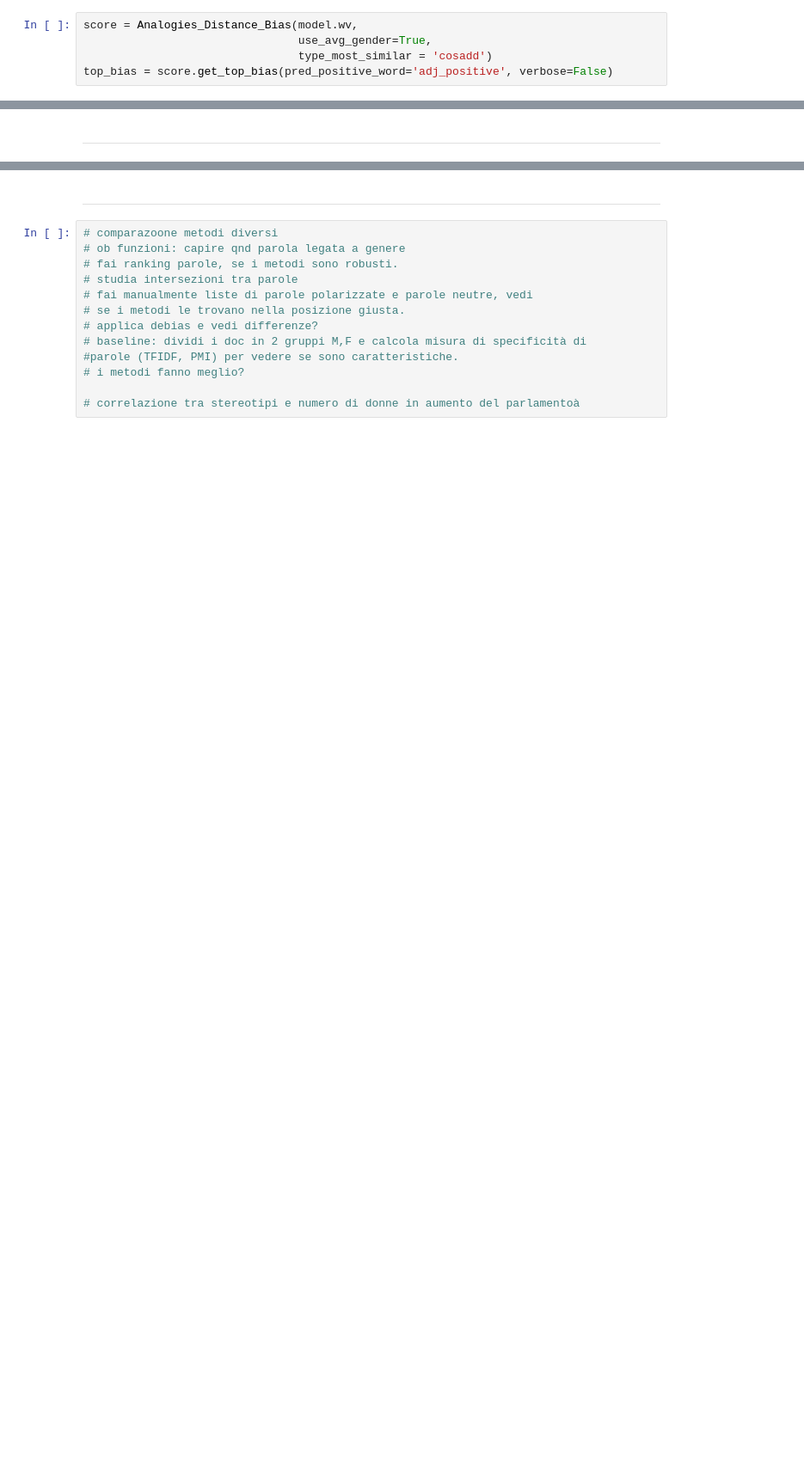
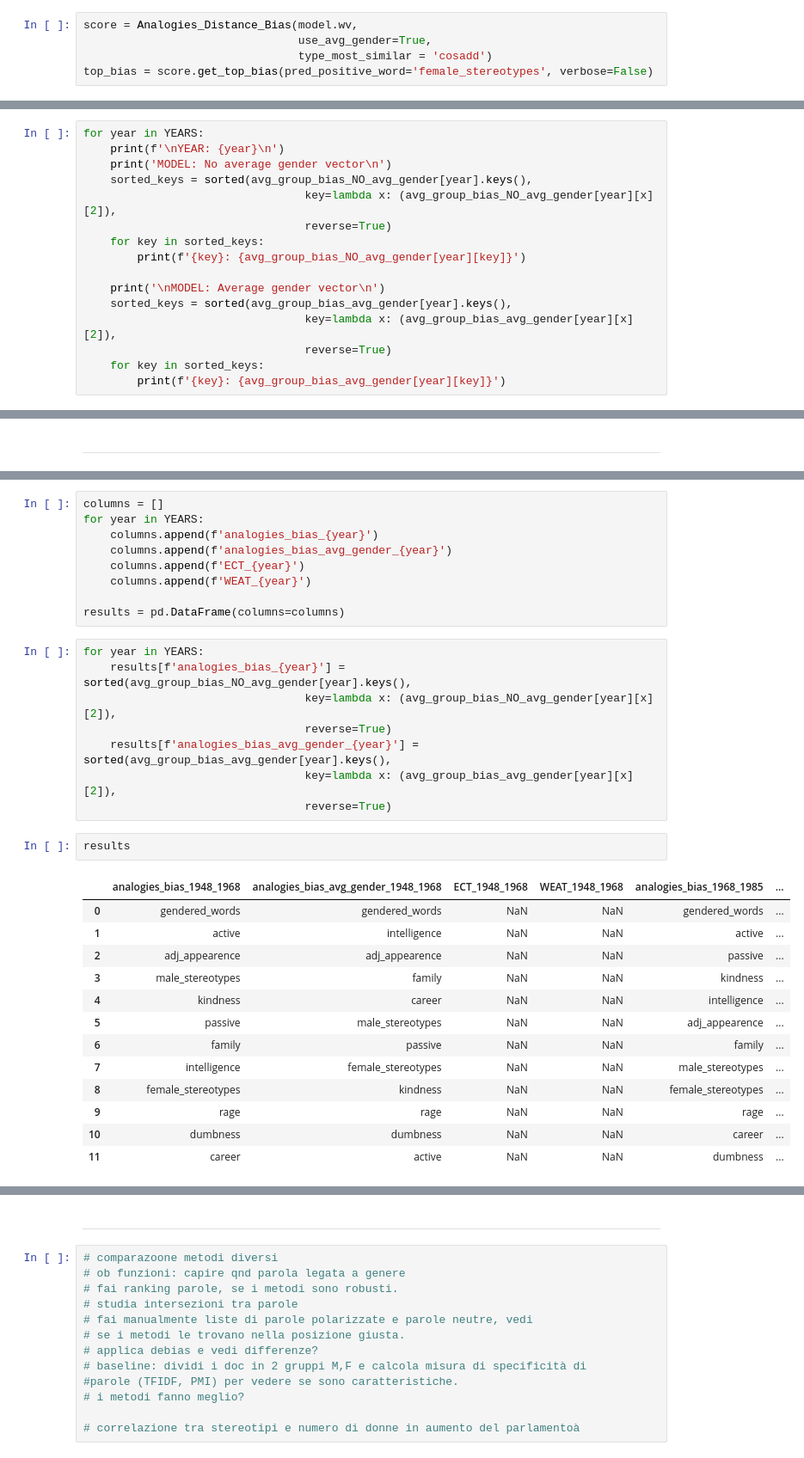
Before and after one commit to nikiiny/Gender-stereotypes-in-parliamentary-speeches-with-Word-Embedding, a Jupyter notebook: 02_INFORET_Proj_Analysis_By_Years_ANALOGIES.ipynb, the cells around one changed output, grey strips where cells are left out. Shown at 86% size. Saved outputs shown, nothing was run; the diff lists cells and outputs as text; blank space fills up the shorter version.

```diff
--- a/02_INFORET_Proj_Analysis_By_Years.ipynb
+++ b/02_INFORET_Proj_Analysis_By_Years_ANALOGIES.ipynb
@@ -492,7 +578,7 @@ score.plot_bias()
 score = Analogies_Distance_Bias(model.wv,
                                 use_avg_gender=True,
                                 type_most_similar = 'cosadd')
-top_bias = score.get_top_bias(pred_positive_word='adj_positive', verbose=False)
+top_bias = score.get_top_bias(pred_positive_word='female_stereotypes', verbose=False)
 # %%
 score.plot_bias()
 # %% [output]
@@ -500,0 +626,16 @@ score.plot_bias()
+# %%
+for year in YEARS:
+    print(f'\nYEAR: {year}\n')
+    print('MODEL: No average gender vector\n')
+    sorted_keys = sorted(avg_group_bias_NO_avg_gender[year].keys(),
+                                 key=lambda x: (avg_group_bias_NO_avg_gender[year][x][2]),
+                                 reverse=True)
+    for key in sorted_keys:
+        print(f'{key}: {avg_group_bias_NO_avg_gender[year][key]}')
+
+    print('\nMODEL: Average gender vector\n')
+    sorted_keys = sorted(avg_group_bias_avg_gender[year].keys(),
+                                 key=lambda x: (avg_group_bias_avg_gender[year][x][2]),
+                                 reverse=True)
+    for key in sorted_keys:
+        print(f'{key}: {avg_group_bias_avg_gender[year][key]}')
@@ -731,0 +662,33 @@ Cosine similarity of 'superficiale' to 'female' is 0.1665, to 'male' is 0.1251
+# %%
+columns = []
+for year in YEARS:
+    columns.append(f'analogies_bias_{year}')
+    columns.append(f'analogies_bias_avg_gender_{year}')
+    columns.append(f'ECT_{year}')
+    columns.append(f'WEAT_{year}')
+
+results = pd.DataFrame(columns=columns)
+# %%
+for year in YEARS:
+    results[f'analogies_bias_{year}'] = sorted(avg_group_bias_NO_avg_gender[year].keys(),
+                                 key=lambda x: (avg_group_bias_NO_avg_gender[year][x][2]),
+                                 reverse=True)
+    results[f'analogies_bias_avg_gender_{year}'] = sorted(avg_group_bias_avg_gender[year].keys(),
+                                 key=lambda x: (avg_group_bias_avg_gender[year][x][2]),
+                                 reverse=True)
+# %%
+results
+# %% [output]
+|  | analogies_bias_1948_1968 | analogies_bias_avg_gender_1948_1968 | ECT_1948_1968 | WEAT_1948_1968 | analogies_bias_1968_1985 | ... |
+| 0 | gendered_words | gendered_words | NaN | NaN | gendered_words | ... |
+| 1 | active | intelligence | NaN | NaN | active | ... |
+| 2 | adj_appearence | adj_appearence | NaN | NaN | passive | ... |
+| 3 | male_stereotypes | family | NaN | NaN | kindness | ... |
+| 4 | kindness | career | NaN | NaN | intelligence | ... |
+| 5 | passive | male_stereotypes | NaN | NaN | adj_appearence | ... |
+| 6 | family | passive | NaN | NaN | family | ... |
+| 7 | intelligence | female_stereotypes | NaN | NaN | male_stereotypes | ... |
+| 8 | female_stereotypes | kindness | NaN | NaN | female_stereotypes | ... |
+| 9 | rage | rage | NaN | NaN | rage | ... |
+| 10 | dumbness | dumbness | NaN | NaN | career | ... |
+| 11 | career | active | NaN | NaN | dumbness | ... |
```
Also changed, not shown: parts of 43 cells of this notebook, 10 other files.
